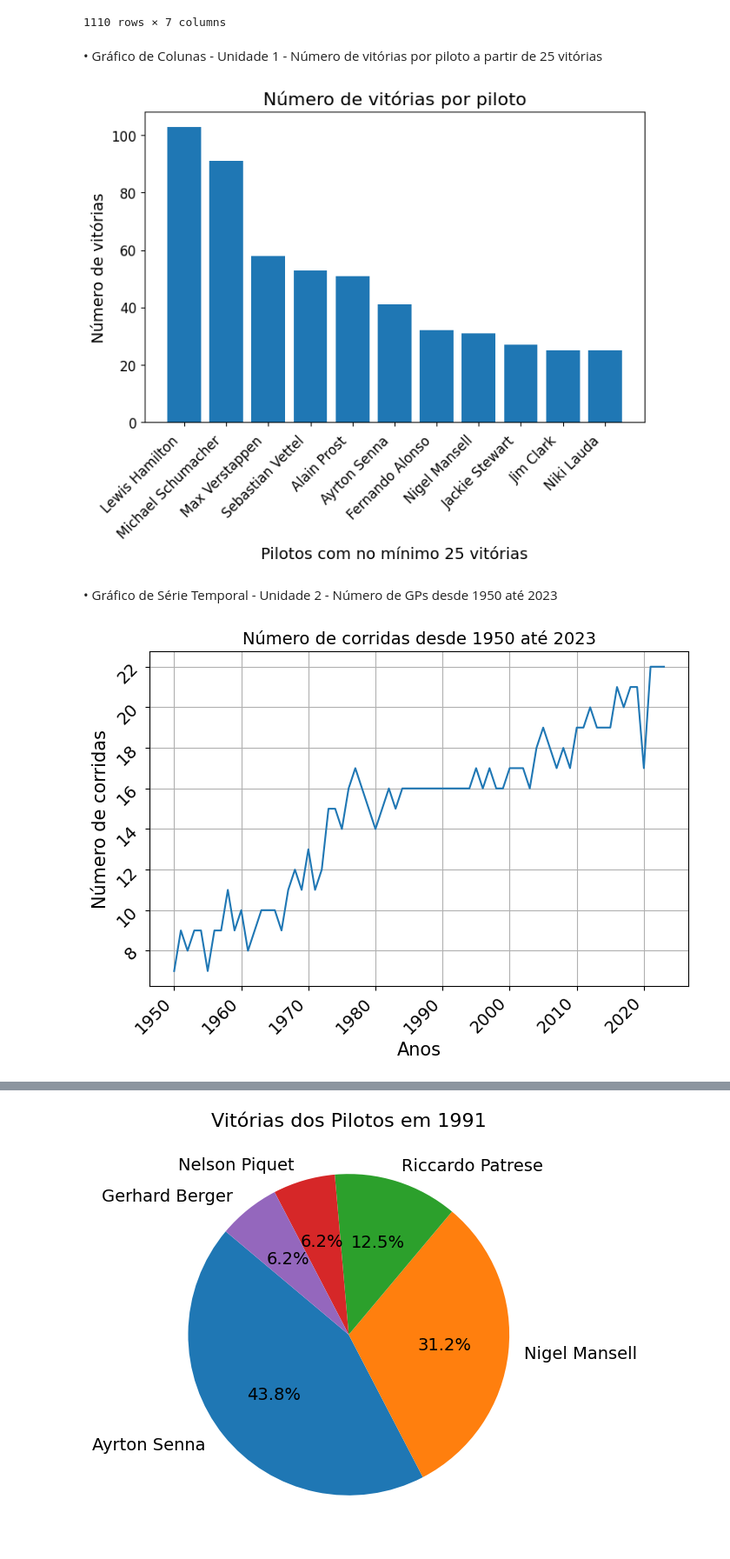
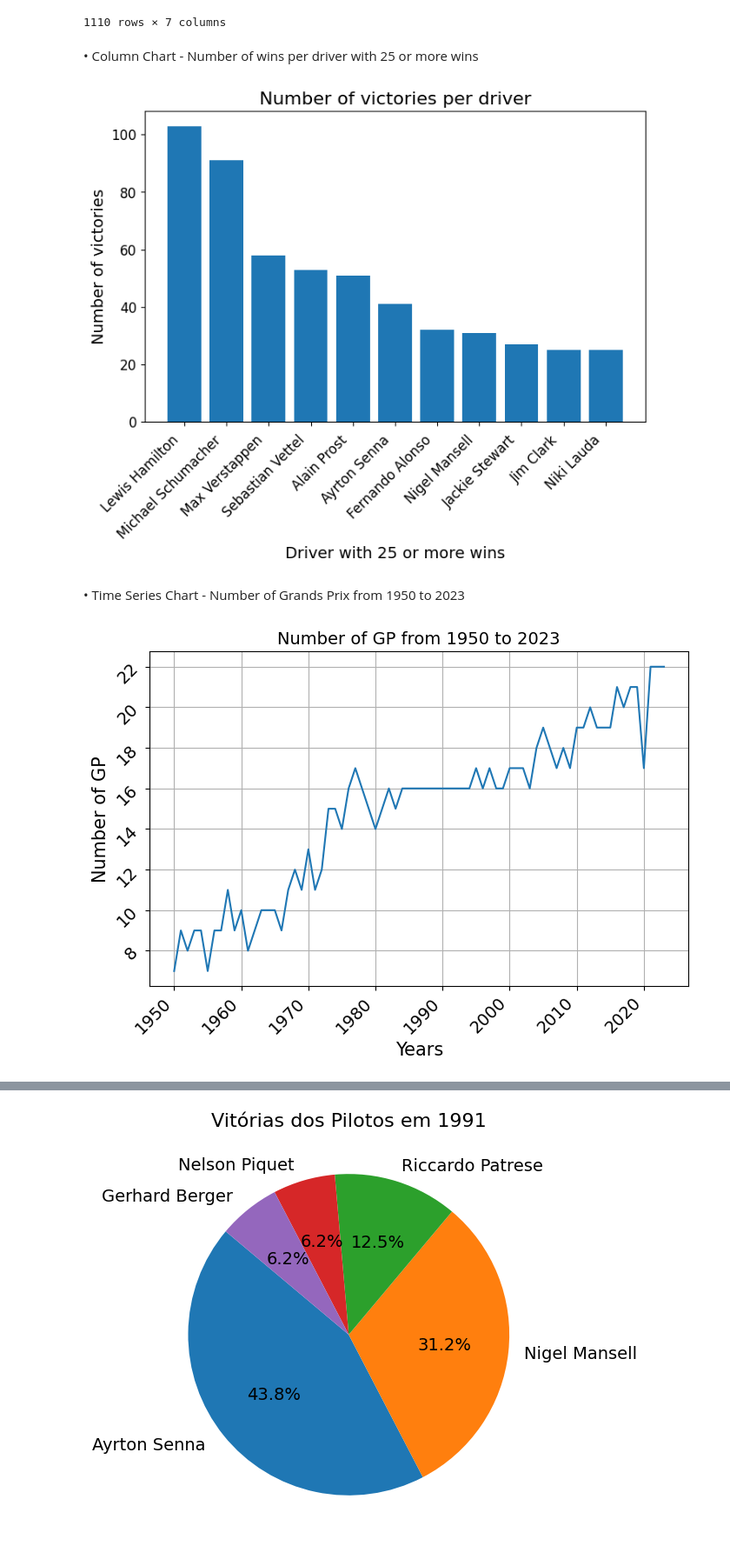
Before and after one commit to Gustavosaf/F1_data_analysis, a Jupyter notebook: F1_1950_2024.ipynb, the cells around one changed output, grey strips where cells are left out. Shown at 87% size. Drawn from its saved outputs; the diff is of its cells as text; code cells hidden in the pictures.

```diff
--- a/F1_1950_2024.ipynb
+++ b/F1_1950_2024.ipynb
@@ -22,8 +22,8 @@ display(df_winners)
 | 1108 | China | 2024-04-21 | Max Verstappen | Red Bull Racing Honda RBPT | 56.0 | 1:40:52.554 | VER |
 | 1109 | Miami | 2024-05-05 | Lando Norris | McLaren Mercedes | 57.0 | 1:30:49.876 | NOR |
 1110 rows × 7 columns
-# %% [markdown]
-• Gráfico de Colunas - Unidade 1 - Número de vitórias por piloto a partir de 25 vitórias
+# %% [markdown]
+• Column Chart - Number of wins per driver with 25 or more wins
 # %%
 df_winners['Winner'] = df_winners['Winner'].str.replace('  ', ' ')
 
@@ -34,33 +34,33 @@ df_filtered_victories = df_victories[df_victories['Number of Victories'] >= 25]
 
 plt.figure(figsize=(8, 5))
 plt.bar(df_filtered_victories['Drivers'], df_filtered_victories['Number of Victories'])
-plt.title("Número de vitórias por piloto", fontsize=16)
-plt.xlabel("Pilotos com no mínimo 25 vitórias", fontsize=14)
-plt.ylabel("Número de vitórias", fontsize=14)
+plt.title("Number of victories per driver", fontsize=16)
+plt.xlabel("Driver with 25 or more wins", fontsize=14)
+plt.ylabel("Number of victories", fontsize=14)
 plt.xticks(rotation=45, ha="right", fontsize=12)
 plt.yticks(fontsize=12)
 plt.show()
 # %% [output]
-[figure, old version]
+[figure, new version]
-# %% [markdown]
-• Gráfico de Série Temporal - Unidade 2 - Número de GPs desde 1950 até 2023
+# %% [markdown]
+• Time Series Chart - Number of Grands Prix from 1950 to 2023
 # %%
 
 df_winners['Date'] = pd.to_datetime(df_winners['Date'])
 df_winners['Year'] = df_winners['Date'].dt.year
 
 df_winners = df_winners[df_winners['Year'] <= 2023]
 
 number_of_races = df_winners['Year'].value_counts().sort_index()
 
 plt.figure(figsize=(8,5))
 plt.plot(number_of_races.index, number_of_races.values)
-plt.title("Número de corridas desde 1950 até 2023", fontsize=14)
-plt.xlabel("Anos", fontsize=15)
-plt.ylabel("Número de corridas", fontsize=15)
+plt.title("Number of GP from 1950 to 2023", fontsize=14)
+plt.xlabel("Years", fontsize=15)
+plt.ylabel("Number of GP", fontsize=15)
 plt.xticks(rotation=45, ha="right", fontsize=14)
 plt.yticks(rotation=45, ha="right", fontsize=14)
 plt.grid(True)
 plt.show()
 # %% [output]
-[figure, old version]
+[figure, new version]
```
Also changed, not shown: parts of 7 cells of this notebook.
